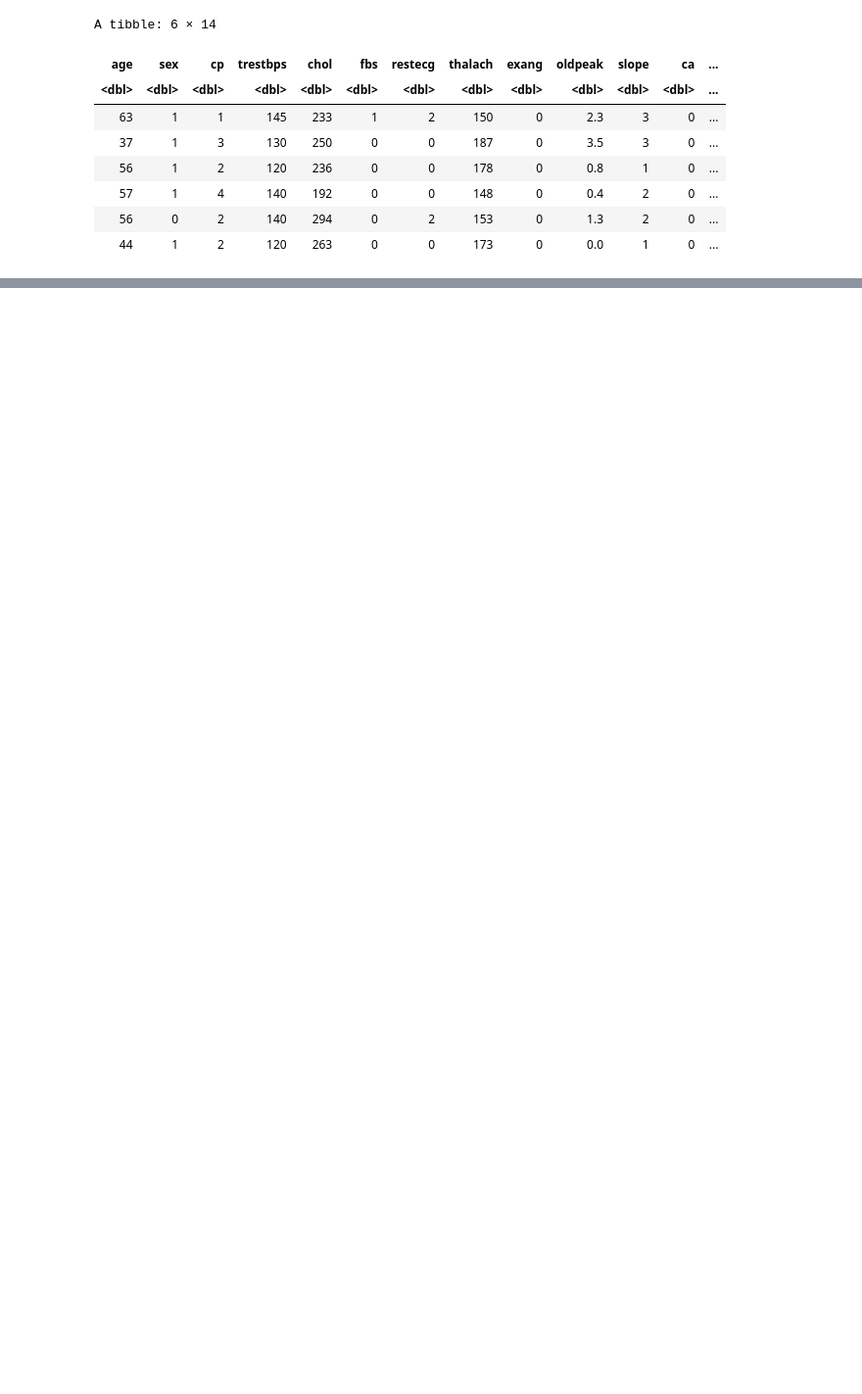
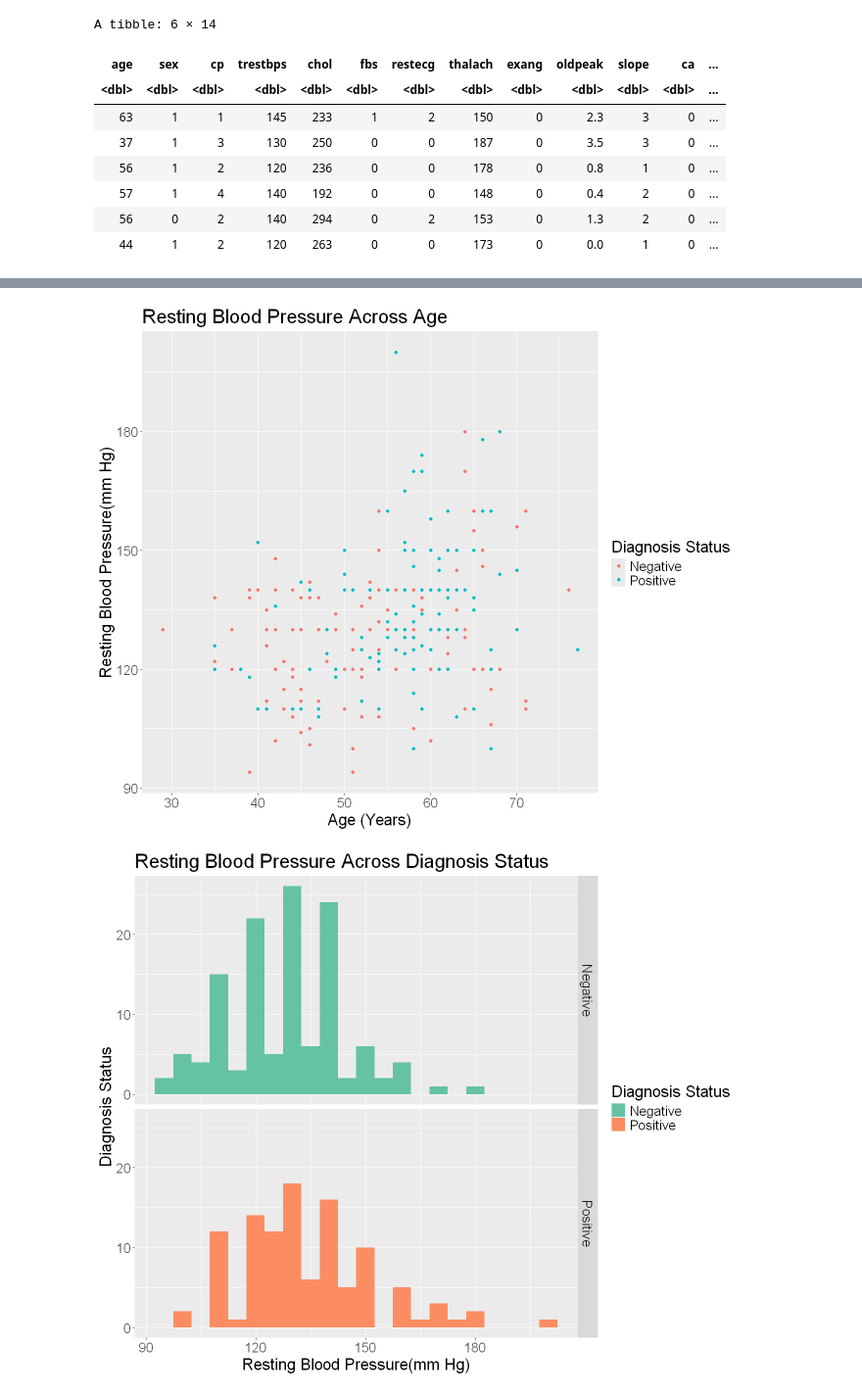
Before and after one commit to Jaboott/DSCI100-Project, a Jupyter notebook: Final_Report.ipynb, the cells around one changed output, grey strips where cells are left out. Shown at 98% size. Cells and saved outputs as stored; diff of their text form; code cells hidden in the pictures; blank space fills up the shorter version.

```diff
--- a/Final_Report.ipynb
+++ b/Final_Report.ipynb
@@ -339,0 +470,40 @@ status_dist
+# %%
+# scatter plot for trestbps against age
+trestbps_vs_age <- cleveland_train |>
+  ggplot(aes(x = age, y = trestbps, color = num)) +
+  geom_point(position = "identity", binwidth = 5) +
+  scale_fill_brewer(palette = "Set2") +
+  labs(title = "Resting Blood Pressure Across Age",
+       x = "Age (Years)",
+       y = "Resting Blood Pressure(mm Hg)",
+       color = "Diagnosis Status") +
+  theme(text = element_text(size = 20))
+
+trestbps_vs_age
+
+# histogram of trestbps for num
+trestbps_hist <- cleveland_train |>
+  ggplot(aes(x = trestbps, fill = num)) +
+  geom_histogram(position = "identity", binwidth = 5) +
+  scale_fill_brewer(palette = "Set2") +
+  facet_grid(rows = vars(num)) +
+  labs(title = "Resting Blood Pressure Across Diagnosis Status",
+       x = "Resting Blood Pressure(mm Hg)",
+       y = "Diagnosis Status",
+       fill = "Diagnosis Status") +
+  theme(text = element_text(size = 20))
+
+trestbps_hist
+
+# boxplot for trestbps
+trestbps_box <- cleveland_train |>
+  ggplot(aes(y = num, x = trestbps)) +
+  geom_boxplot() +
+  labs(title = "Resting Blood Pressure by Diagnosis Status",
+       x = "Resting Blood Pressure(mm Hg)",
+       y = "Diagnosis Status",
+       color = "Diagnosis Status") +
+  theme(text = element_text(size = 20))
+
+trestbps_box
+# %% [output]
@@ -339,0 +512,2 @@ status_dist
+[figure, added]
+[figure, added]
```
Also changed, not shown: parts of 28 cells of this notebook.
